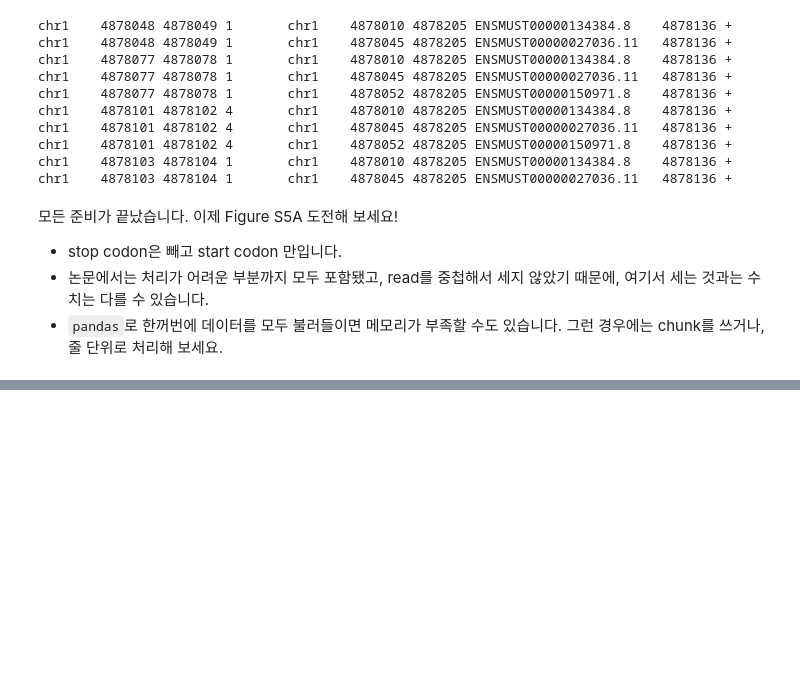
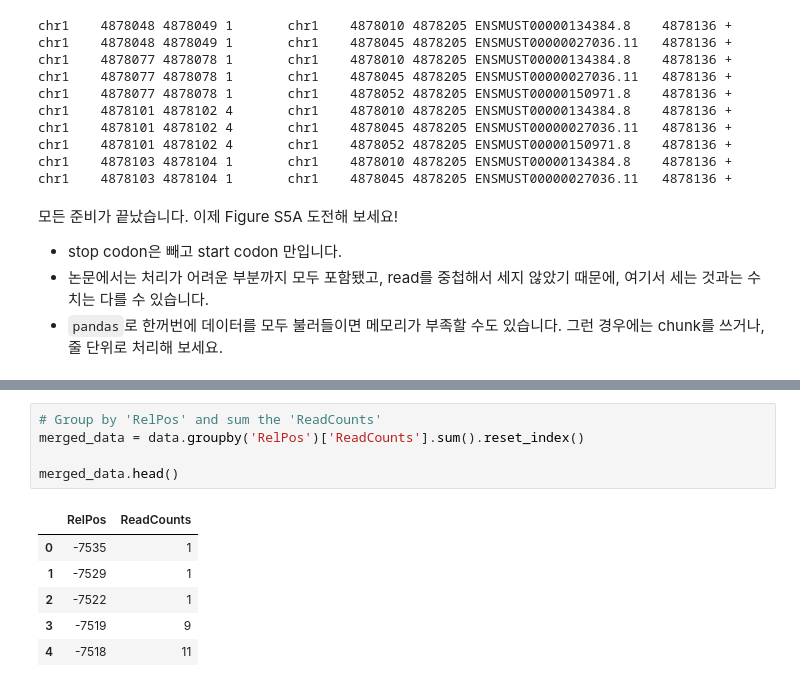
Before and after one commit to young5454/SNU-BI1, a Jupyter notebook: CoLab_TermProj_2024_2.ipynb, the cells around one changed output, grey strips where cells are left out. Cells and saved outputs as stored; diff of their text form; blank space fills up the shorter version.

```diff
--- a/CoLab_TermProj_2024_2.ipynb
+++ b/CoLab_TermProj_2024_2.ipynb
@@ -250,0 +275,12 @@ chr1    4878103 4878104 1       chr1    4878045 4878205 ENSMUST00000027036.11
+# %%
+# Group by 'RelPos' and sum the 'ReadCounts'
+merged_data = data.groupby('RelPos')['ReadCounts'].sum().reset_index()
+
+merged_data.head()
+# %% [output]
+|  | RelPos | ReadCounts |
+| 0 | -7535 | 1 |
+| 1 | -7529 | 1 |
+| 2 | -7522 | 1 |
+| 3 | -7519 | 9 |
+| 4 | -7518 | 11 |
```
Also changed, not shown: parts of 3 cells of this notebook.
